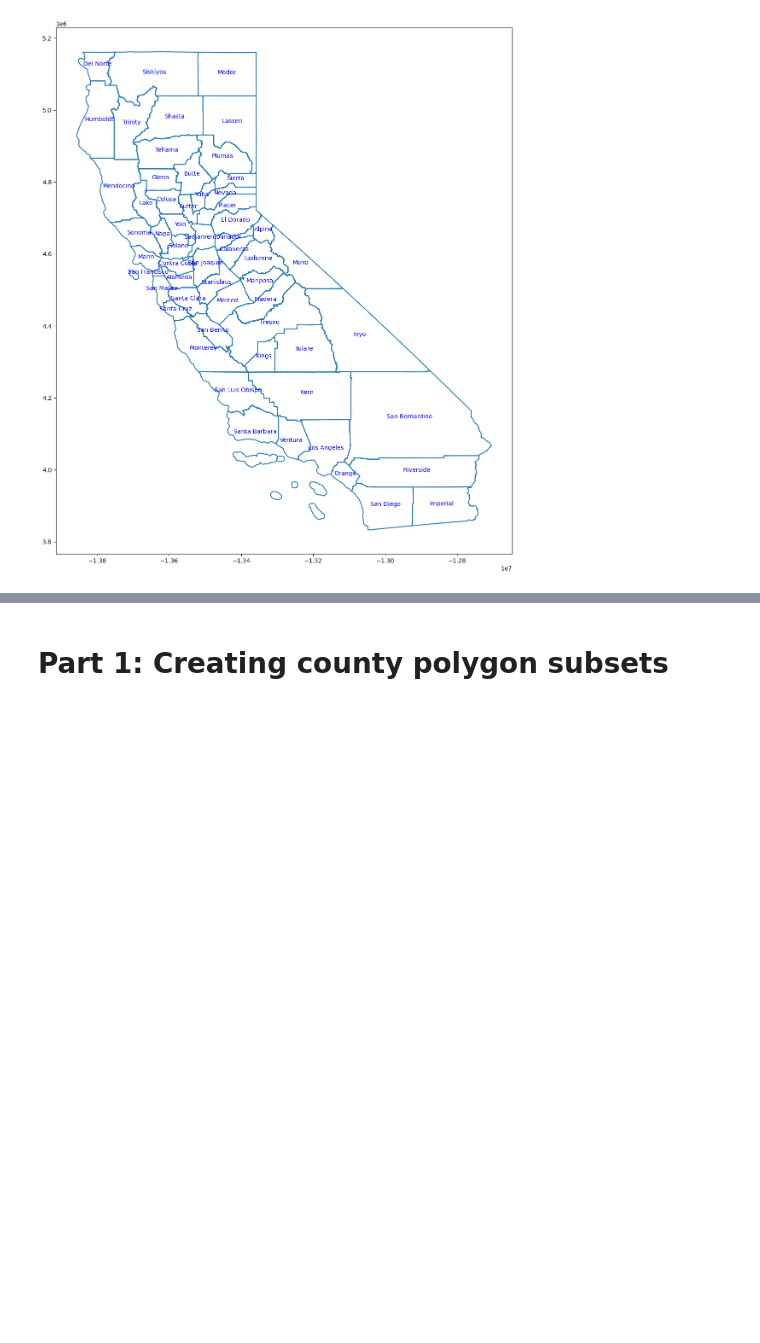
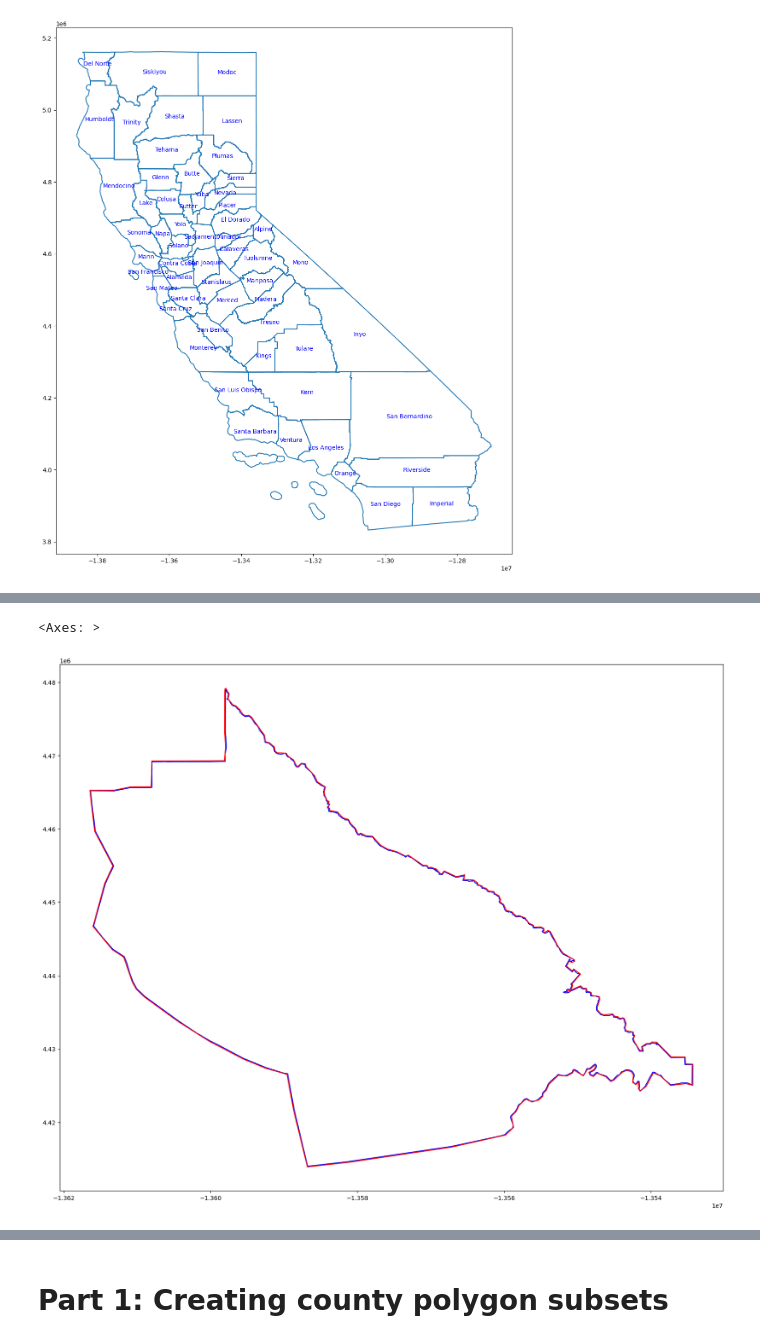
Before and after one commit to USDA-SCINet/pygcdl, a Jupyter notebook: sample_data/create_spatial_data.ipynb, the cells around one changed output, grey strips where cells are left out. Drawn from its saved outputs; the diff is of its cells as text; code cells hidden in the pictures; blank space fills up the shorter version.

Commit message:
created sample data and added to informal_testing.ipynb

```diff
--- a/sample_data/create_spatial_data.ipynb
+++ b/sample_data/create_spatial_data.ipynb
@@ -35,10 +40,17 @@ pd.options.mode.chained_assignment = None  # default='warn'
+# %%
+# Download and unzip CA county boundaries data
+download_dir = Path("input_data")
+download_dir.mkdir(exist_ok=True)
+download_file = Path("input_data/ca_counties.zip")
+urllib.request.urlretrieve("https://data.ca.gov/dataset/e212e397-1277-4df3-8c22-40721b095f33/resource/b0007416-a325-4777-9295-368ea6b710e6/download/ca_counties.zip", download_file)
+with zipfile.ZipFile(download_file, 'r') as z:
+    z.extractall(path=download_dir)
+counties_shp_path = Path("input_data/ca_counties.shp")
 # %%
 # Define paths and read in county data
 random.seed(12345)
-basedir = Path.cwd()
-print(basedir)
-input_dir = Path(basedir/ "input_data")
-output_dir = basedir
-counties = gpd.read_file(input_dir/"CA_Counties_TIGER2016.shp")
+output_dir = Path.cwd() / "output_data"
+output_dir.mkdir(exist_ok=True)
+counties = gpd.read_file(counties_shp_path)
 counties.head()
 # %% [output]
@@ -72,0 +102,9 @@ counties = counties.drop(["centroid"], axis=1) # remove row when done using it
+# %%
+# Simplify the data to reduce the size of files produced.
+# First add a buffer of 100 meters to each polygon,
+# then use the GeoSeries.simplify() function with a tolerance of 100
+# meters to decrease the total number of coordinates in each polygon
+buffered_counties = counties[["geometry","NAME"]]
+buffered_counties["geometry"] = buffered_counties["geometry"].buffer(100) # buffer by 100 meters
+simplified_counties = buffered_counties
+simplified_counties["geometry"] = simplified_counties["geometry"].simplify(tolerance=100)
@@ -72,0 +113,8 @@ counties = counties.drop(["centroid"], axis=1) # remove row when done using it
+# %%
+# Visually compare one small county before and after this simplification
+fig, ax = plt.subplots(figsize=(20,20))
+counties.loc[counties["NAME"] == "Santa Cruz"].boundary.plot(ax=ax, color="blue")
+simplified_counties.loc[simplified_counties["NAME"] == "Santa Cruz"].boundary.plot(ax=ax, color="red")
+# %% [output]
+<Axes: >
+[figure, added]
```
Also changed, not shown: parts of 32 cells of this notebook, 4 other files.
